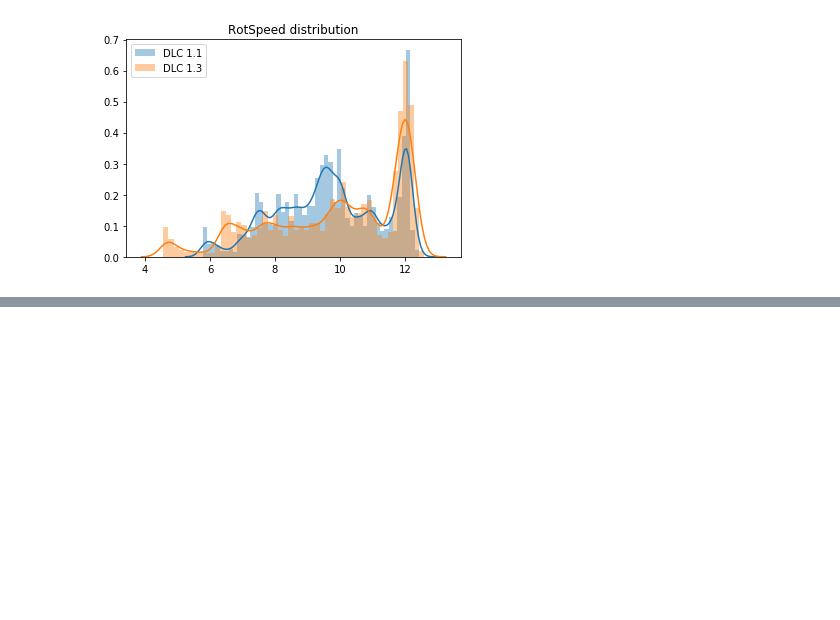
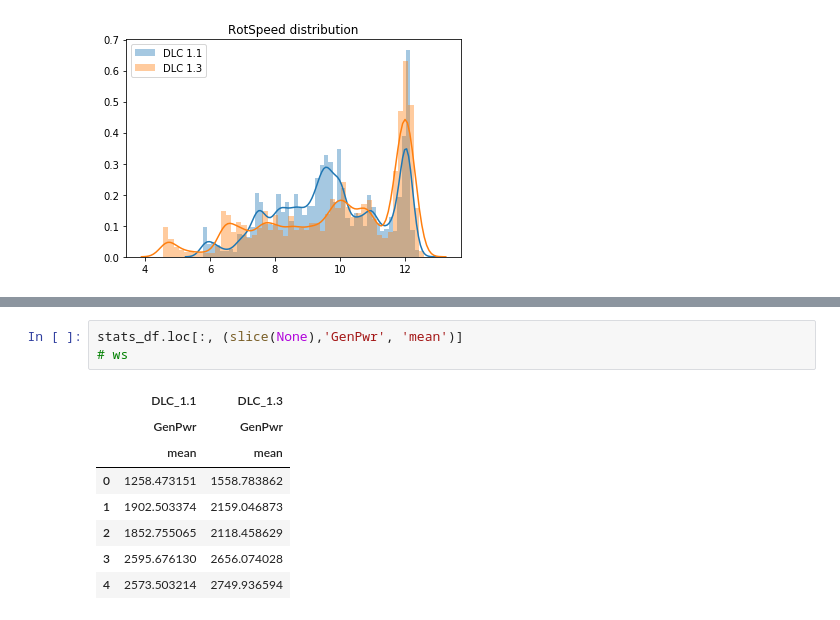
Before and after one commit to NREL/pCrunch, a Jupyter notebook: batch_processing.ipynb, the cells around one changed output, grey strips where cells are left out. Drawn from its saved outputs; the diff is of its cells as text; blank space fills up the shorter version.

```diff
--- a/batch_processing.ipynb
+++ b/batch_processing.ipynb
@@ -308,0 +363,12 @@ plt.show()
+# %%
+stats_df.loc[:, (slice(None),'GenPwr', 'mean')]
+# ws
+# %% [output]
+|  | DLC_1.1 | DLC_1.3 |
+|  | GenPwr | GenPwr |
+|  | mean | mean |
+| 0 | 1258.473151 | 1558.783862 |
+| 1 | 1902.503374 | 2159.046873 |
+| 2 | 1852.755065 | 2118.458629 |
+| 3 | 2595.676130 | 2656.074028 |
+| 4 | 2573.503214 | 2749.936594 |
```
Also changed, not shown: parts of 30 cells of this notebook, 1 other file.
